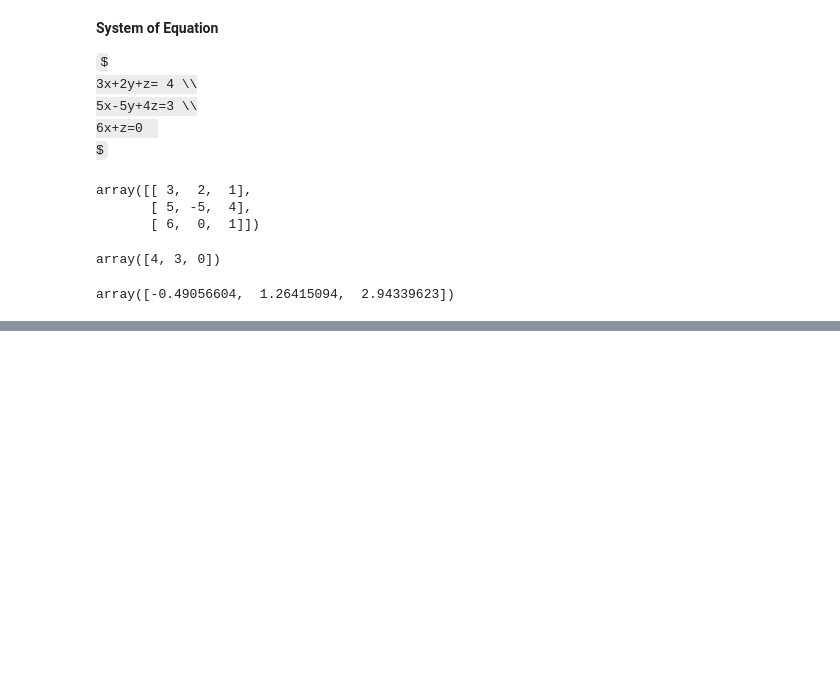
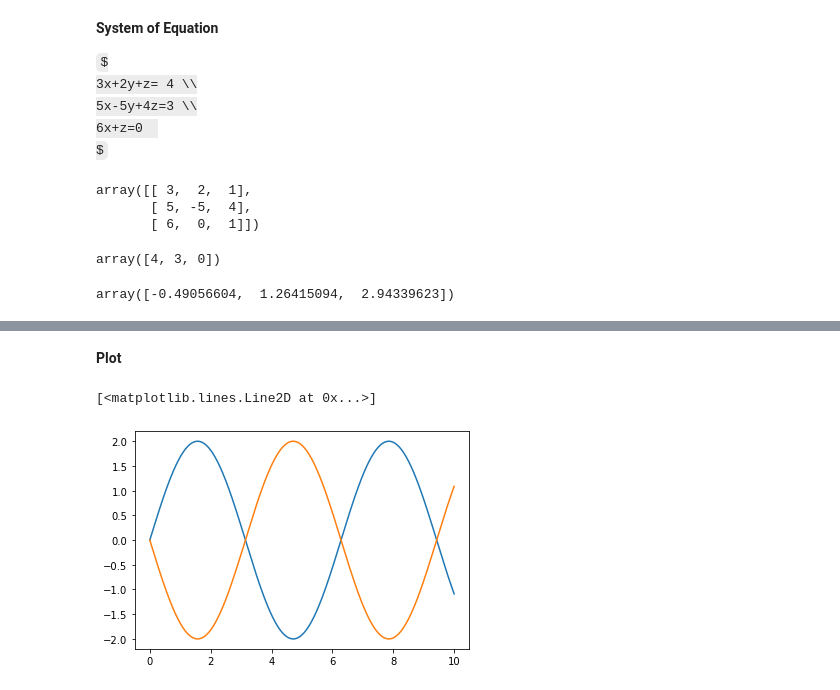
Before and after one commit to sbhusal123/scientific-programming, a Jupyter notebook: Numpy_Multidimension.ipynb, the cells around one changed output, grey strips where cells are left out. Drawn from its saved outputs; the diff is of its cells as text; code cells hidden in the pictures; some formulas as TeX source; blank space fills up the shorter version.

```diff
--- a/Numpy_Multidimension.ipynb
+++ b/Numpy_Multidimension.ipynb
@@ -375,0 +741,8 @@ A_eig
+# %% [markdown]
+**Plot**
+# %%
+plt.plot(t, Ey[0])
+plt.plot(t, Bx[0])
+# %% [output]
+[<matplotlib.lines.Line2D at 0x...>]
+[figure, added]
```
Also changed, not shown: parts of 45 cells of this notebook.
